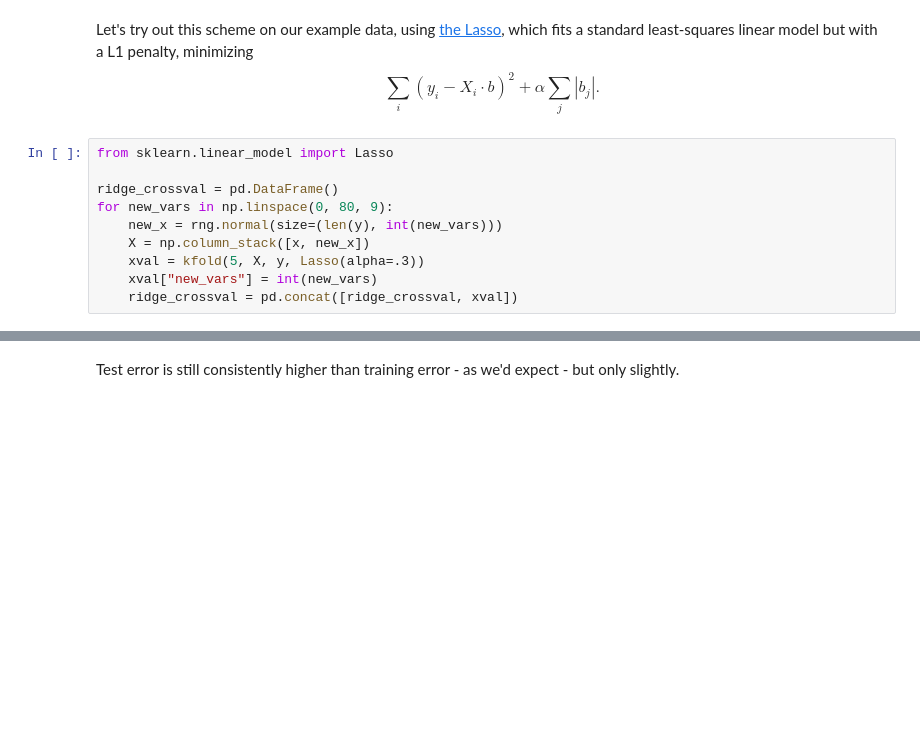
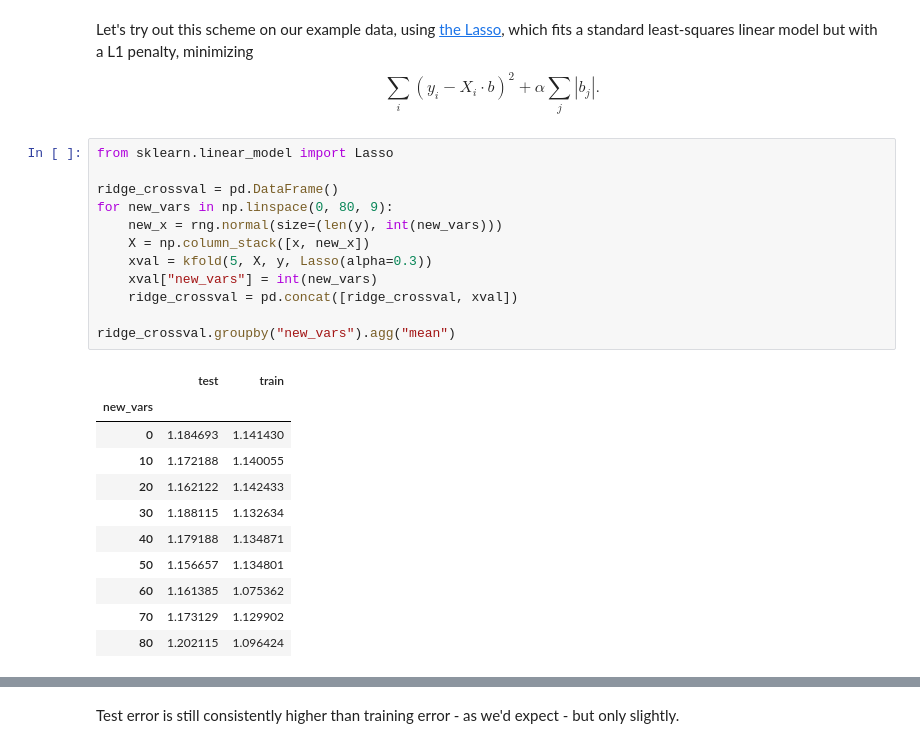
Before and after one commit to UOdsci/dsci345, a Jupyter notebook: class_material/slides/Regularization.ipynb, the cells around one changed output, grey strips where cells are left out. Saved outputs shown, nothing was run; the diff lists cells and outputs as text; blank space fills up the shorter version.

```diff
--- a/class_material/slides/Regularization.ipynb
+++ b/class_material/slides/Regularization.ipynb
@@ -251,10 +270,24 @@ $$ \sum_i (y_i - X_i \cdot b)^2 + \alpha \sum_j |b_j| . $$
 # %%
 from sklearn.linear_model import Lasso
 
 ridge_crossval = pd.DataFrame()
 for new_vars in np.linspace(0, 80, 9):
     new_x = rng.normal(size=(len(y), int(new_vars)))
     X = np.column_stack([x, new_x])
-    xval = kfold(5, X, y, Lasso(alpha=.3))
+    xval = kfold(5, X, y, Lasso(alpha=0.3))
     xval["new_vars"] = int(new_vars)
     ridge_crossval = pd.concat([ridge_crossval, xval])
+
+ridge_crossval.groupby("new_vars").agg("mean")
+# %% [output]
+|  | test | train |
+| new_vars |  |  |
+| 0 | 1.184693 | 1.141430 |
+| 10 | 1.172188 | 1.140055 |
+| 20 | 1.162122 | 1.142433 |
+| 30 | 1.188115 | 1.132634 |
+| 40 | 1.179188 | 1.134871 |
+| 50 | 1.156657 | 1.134801 |
+| 60 | 1.161385 | 1.075362 |
+| 70 | 1.173129 | 1.129902 |
+| 80 | 1.202115 | 1.096424 |
```
Also changed, not shown: parts of 10 cells of this notebook, 5 other files.
